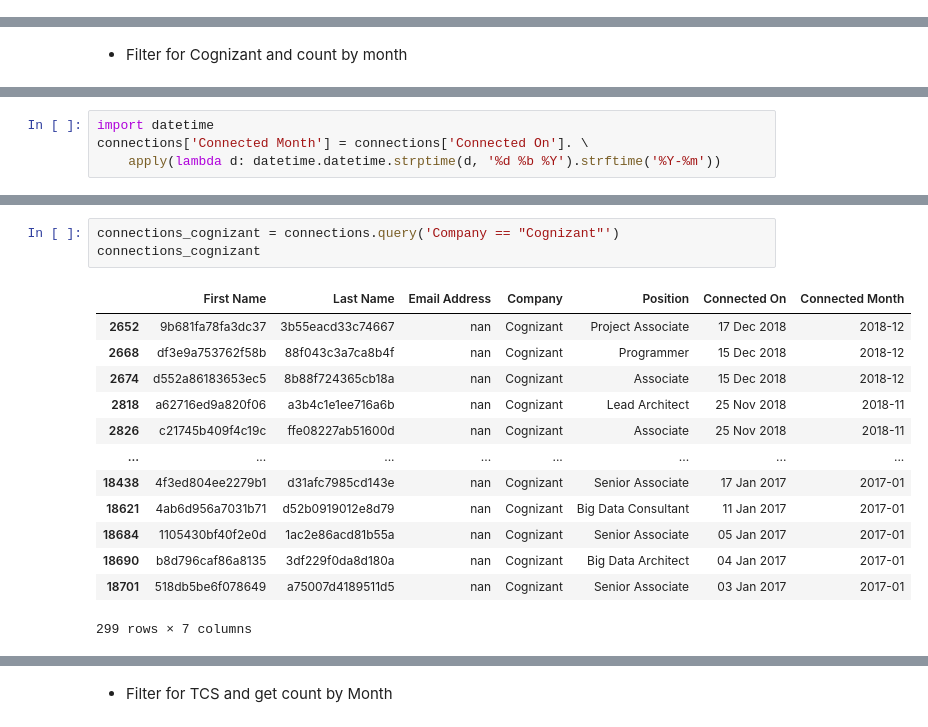
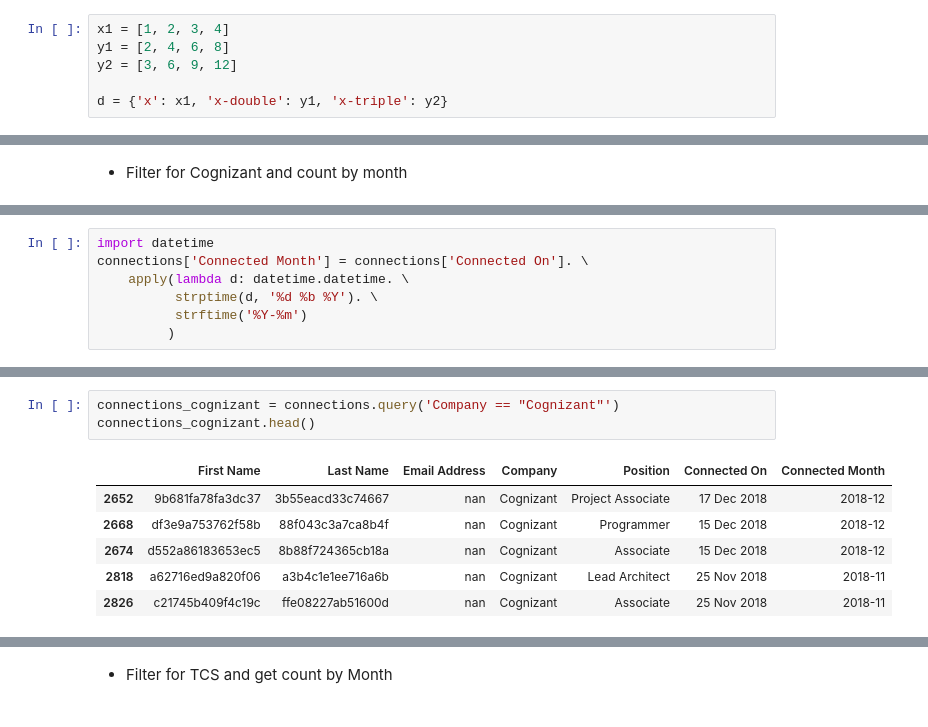
Before and after one commit to dgadiraju/itversity-books, a Jupyter notebook: Data Engineering Bootcamp/30 Basics of Programming using Python/08 Data Visualization.ipynb, the cells around one changed output, grey strips where cells are left out. Drawn from its saved outputs; the diff is of its cells as text.

```diff
--- a/Data Engineering Bootcamp/30 Basics of Programming using Python/08 Data Visualization.ipynb
+++ b/Data Engineering Bootcamp/30 Basics of Programming using Python/08 Data Visualization.ipynb
@@ -74,0 +97,6 @@ plt.show()
+# %%
+x1 = [1, 2, 3, 4]
+y1 = [2, 4, 6, 8]
+y2 = [3, 6, 9, 12]
+
+d = {'x': x1, 'x-double': y1, 'x-triple': y2}
@@ -262,5 +352,8 @@ connections[connections['Company'] == 'Cognizant']
 # %%
 import datetime
 connections['Connected Month'] = connections['Connected On']. \
-    apply(lambda d: datetime.datetime.strptime(d, '%d %b %Y').strftime('%Y-%m'))
+    apply(lambda d: datetime.datetime. \
+          strptime(d, '%d %b %Y'). \
+          strftime('%Y-%m')
+         )
 # %%
@@ -282,20 +368,13 @@ connections
 # %%
 connections_cognizant = connections.query('Company == "Cognizant"')
-connections_cognizant
+connections_cognizant.head()
 # %% [output]
 |  | First Name | Last Name | Email Address | Company | Position | Connected On | Connected Month |
 | 2652 | 9b681fa78fa3dc37 | 3b55eacd33c74667 | nan | Cognizant | Project Associate | 17 Dec 2018 | 2018-12 |
 | 2668 | df3e9a753762f58b | 88f043c3a7ca8b4f | nan | Cognizant | Programmer | 15 Dec 2018 | 2018-12 |
 | 2674 | d552a86183653ec5 | 8b88f724365cb18a | nan | Cognizant | Associate | 15 Dec 2018 | 2018-12 |
 | 2818 | a62716ed9a820f06 | a3b4c1e1ee716a6b | nan | Cognizant | Lead Architect | 25 Nov 2018 | 2018-11 |
 | 2826 | c21745b409f4c19c | ffe08227ab51600d | nan | Cognizant | Associate | 25 Nov 2018 | 2018-11 |
-| ... | ... | ... | ... | ... | ... | ... | ... |
-| 18438 | 4f3ed804ee2279b1 | d31afc7985cd143e | nan | Cognizant | Senior Associate | 17 Jan 2017 | 2017-01 |
-| 18621 | 4ab6d956a7031b71 | d52b0919012e8d79 | nan | Cognizant | Big Data Consultant | 11 Jan 2017 | 2017-01 |
-| 18684 | 1105430bf40f2e0d | 1ac2e86acd81b55a | nan | Cognizant | Senior Associate | 05 Jan 2017 | 2017-01 |
-| 18690 | b8d796caf86a8135 | 3df229f0da8d180a | nan | Cognizant | Big Data Architect | 04 Jan 2017 | 2017-01 |
-| 18701 | 518db5be6f078649 | a75007d4189511d5 | nan | Cognizant | Senior Associate | 03 Jan 2017 | 2017-01 |
-299 rows × 7 columns
 # %%
 connections_cognizant_by_month = connections_cognizant. \
     groupby('Connected Month')['Connected Month'].count()
```
Also changed, not shown: parts of 83 cells of this notebook.
